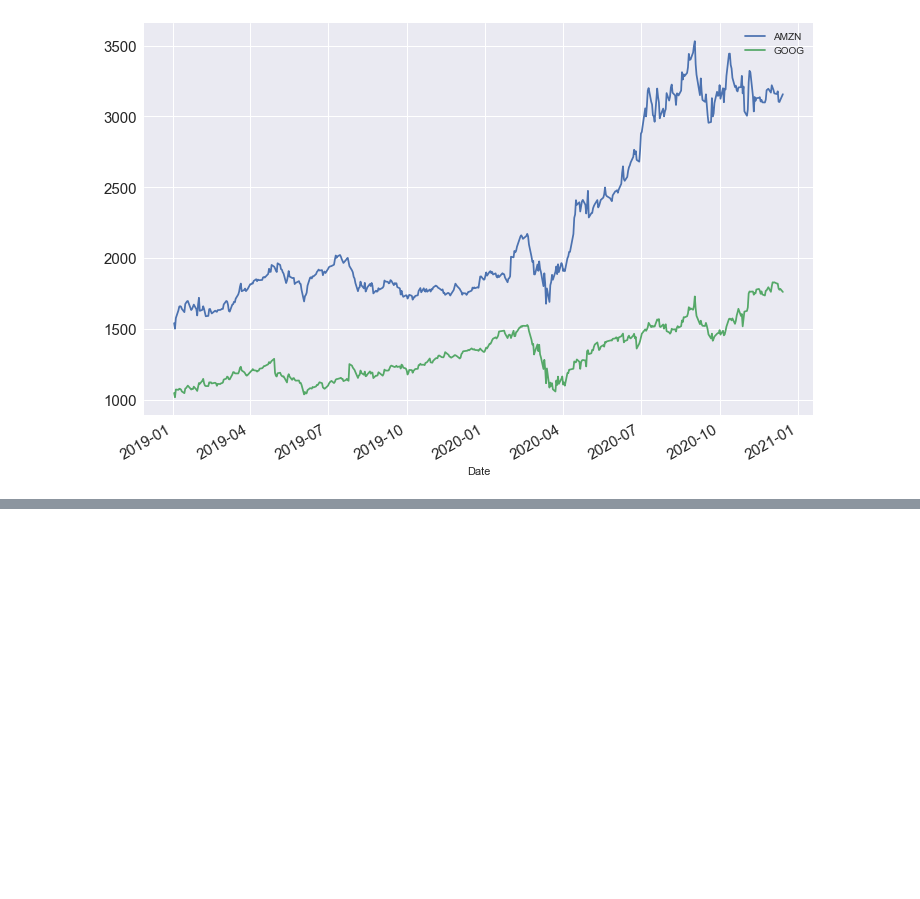
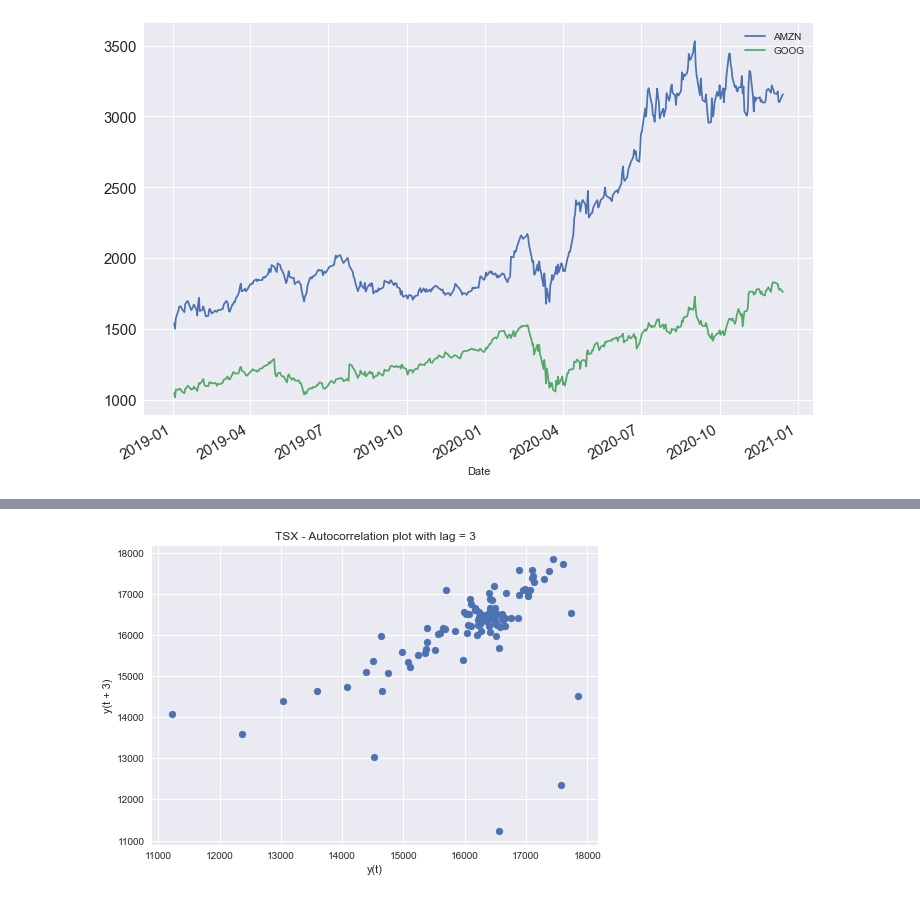
Before and after one commit to GuiBibeau/covid-data-science, a Jupyter notebook: yahoo_finance.ipynb, the cells around one changed output, grey strips where cells are left out. Drawn from its saved outputs; the diff is of its cells as text; code cells hidden in the pictures; blank space fills up the shorter version.

Commit message:
arima_update_tsx

```diff
--- a/yahoo_finance.ipynb
+++ b/yahoo_finance.ipynb
@@ -142,0 +100,86 @@ SP_TSX.to_csv('data/processed/tsx.csv')
+# %%
+import numpy as np
+import pandas as pd
+import matplotlib.pyplot as plt
+from pandas.plotting import lag_plot
+from pandas import datetime
+from statsmodels.tsa.arima_model import ARIMA
+from sklearn.metrics import mean_squared_error
+
+
+#ARIMA model
+"""
+AR <Auto Regressive > means that the model uses the dependent relationship between an observation and somepredefined number of lagged observation
+I: < Integrated > means that the model employs differencing of raw observation
+MA: < Moving Average > means that the model exploits the relationship between the residual error and the observations.
+
+"""
+#data
+
+SP_TSX['date'] = SP_TSX.index
+
+sp_tsx = SP_TSX.reset_index()
+sp_tsx = sp_tsx.drop(columns='index')
+sp_tsx = sp_tsx[['date', 'open','high','low','close','adjclose', 'volume','ticker']]
+
+#timestamps date columns
+sp_tsx.date = pd.to_datetime(sp_tsx.date)
+
+
+#autocorrelation_plot
+plt.figure()
+lag_plot(sp_tsx['close'], lag=3)
+plt.title('TSX - Autocorrelation plot with lag = 3')
+plt.show()
+
+#plot the stock price evolution over time
+plt.plot(sp_tsx['date'], sp_tsx['close'])
+plt.title("SP TSX stock price over time")
+plt.xlabel("time")
+plt.ylabel("price")
+plt.show()
+
+#build the predictive ARIMA model
+
+#divide the data into a training (70%) and test (30%) set
+
+# for this ARIMA model I'll use those parameters p=4, d=1, and q=0
+"""
+p is the number of lag observations.
+d is the degree of differencing.
+q is the size/width of the moving average window.
+"""
+#split the data intro train and test sets
+train_data, test_data = sp_tsx[0:int(len(sp_tsx)*0.7)], sp_tsx[int(len(sp_tsx) *0.7):]
+
+training_data = train_data['close'].values
+test_data = test_data['close'].values
+
+history = [x for x in training_data]
+model_predictions = []
+N_test_observations = len(test_data)
+
+for time_point in range(N_test_observations):
+    model = ARIMA(history, order=(4,1,0))
+    model_fit = model.fit(disp=0)
+    output = model_fit.forecast()
+    yhat = output[0]
+    model_predictions.append(yhat)
+    true_test_value = test_data[time_point]
+    history.append(true_test_value)
+
+MSE_error = mean_squared_error(test_data, model_predictions)
+print('Testing Mean Squared Error is {}'.format(MSE_error))
+
+
+test_set_range = sp_tsx[int(len(sp_tsx)*0.7):].index
+plt.plot(test_set_range, model_predictions, color='blue', marker='o', linestyle='dashed',label='Predicted Price')
+plt.plot(test_set_range, test_data, color='red', label='Actual Price')
+plt.title('SP TSX Prices Prediction')
+plt.xlabel('Date')
+plt.ylabel('Prices')
+plt.xticks(sp_tsx.date[881:1259:50])
+plt.legend()
+plt.show()
+# %% [output]
+[figure, added]
```
Also changed, not shown: parts of 6 cells of this notebook, 1 other file.
